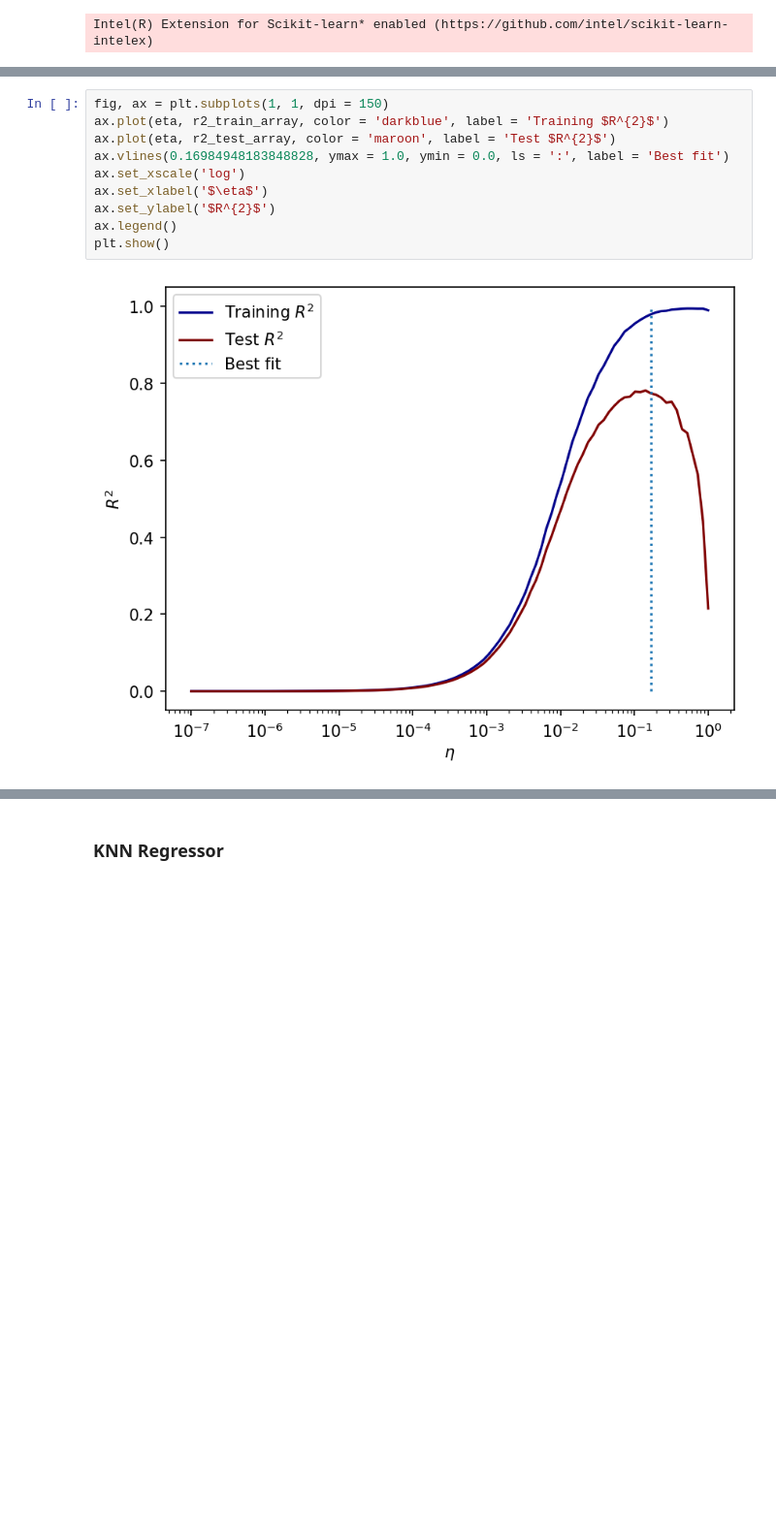
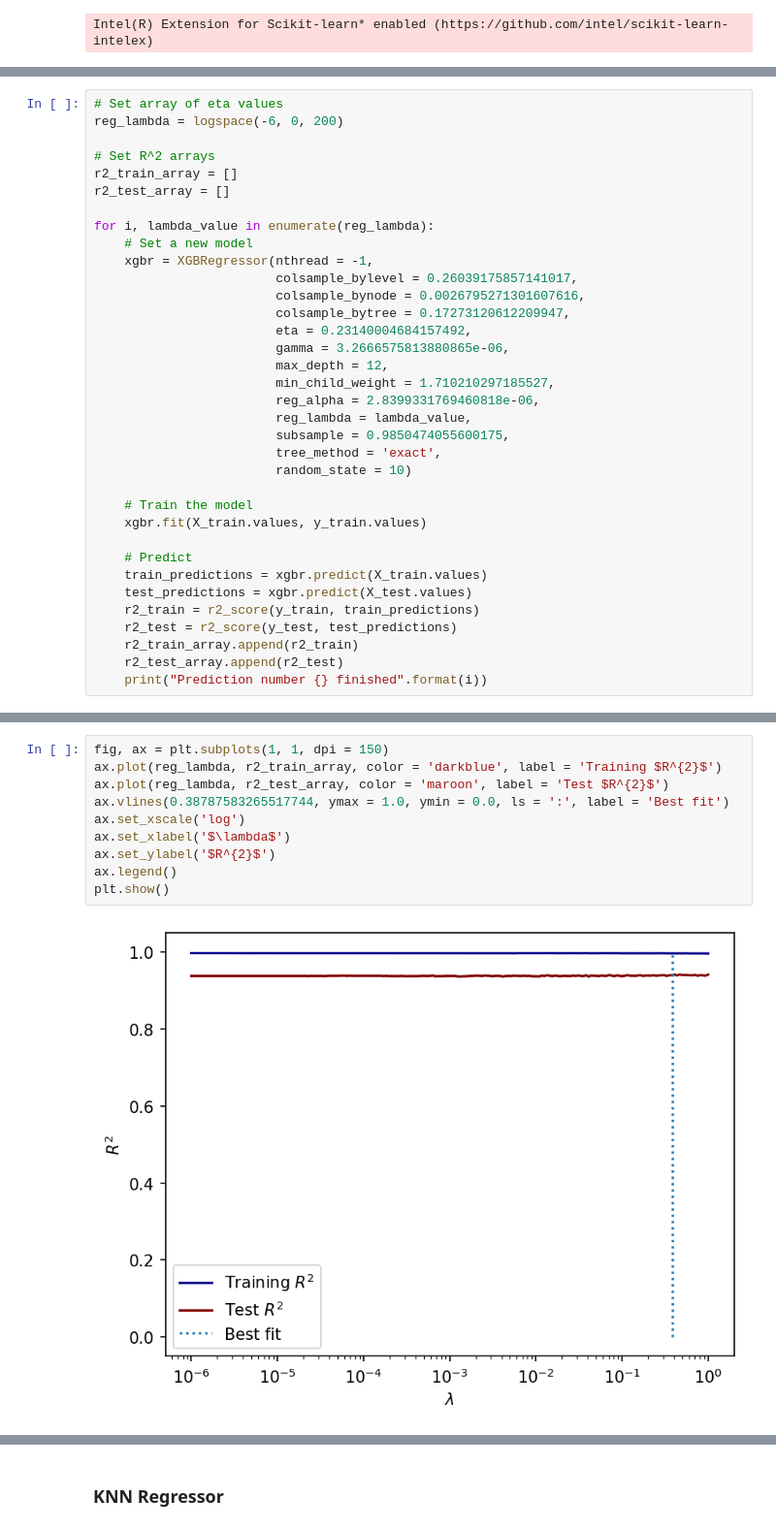
Before and after one commit to Santiq22/urban-heat-islands, a Jupyter notebook: notebooks/benchmarck_model_training.ipynb, the cells around one changed output, grey strips where cells are left out. Shown at 97% size. Cells and saved outputs as stored; diff of their text form; blank space fills up the shorter version.

```diff
--- a/notebooks/benchmarck_model_training.ipynb
+++ b/notebooks/benchmarck_model_training.ipynb
@@ -406,0 +418,35 @@ Prediction number 99 finished
+# %%
+# Set array of eta values
+reg_lambda = logspace(-6, 0, 200)
+
+# Set R^2 arrays
+r2_train_array = []
+r2_test_array = []
+
+for i, lambda_value in enumerate(reg_lambda):
+    # Set a new model
+    xgbr = XGBRegressor(nthread = -1,
+                        colsample_bylevel = 0.26039175857141017,
+                        colsample_bynode = 0.0026795271301607616,
+                        colsample_bytree = 0.17273120612209947,
+                        eta = 0.23140004684157492,
+                        gamma = 3.2666575813880865e-06,
+                        max_depth = 12,
+                        min_child_weight = 1.710210297185527,
+                        reg_alpha = 2.8399331769460818e-06,
+                        reg_lambda = lambda_value,
+                        subsample = 0.9850474055600175,
+                        tree_method = 'exact',
+                        random_state = 10)
+
+    # Train the model
+    xgbr.fit(X_train.values, y_train.values)
+
+    # Predict
+    train_predictions = xgbr.predict(X_train.values)
+    test_predictions = xgbr.predict(X_test.values)
+    r2_train = r2_score(y_train, train_predictions)
+    r2_test = r2_score(y_test, test_predictions)
+    r2_train_array.append(r2_train)
+    r2_test_array.append(r2_test)
+    print("Prediction number {} finished".format(i))
@@ -407,14 +471,14 @@ Prediction number 99 finished
 # %%
 fig, ax = plt.subplots(1, 1, dpi = 150)
-ax.plot(eta, r2_train_array, color = 'darkblue', label = 'Training $R^{2}$')
-ax.plot(eta, r2_test_array, color = 'maroon', label = 'Test $R^{2}$')
-ax.vlines(0.16984948183848828, ymax = 1.0, ymin = 0.0, ls = ':', label = 'Best fit')
+ax.plot(reg_lambda, r2_train_array, color = 'darkblue', label = 'Training $R^{2}$')
+ax.plot(reg_lambda, r2_test_array, color = 'maroon', label = 'Test $R^{2}$')
+ax.vlines(0.38787583265517744, ymax = 1.0, ymin = 0.0, ls = ':', label = 'Best fit')
 ax.set_xscale('log')
-ax.set_xlabel('$\eta$')
+ax.set_xlabel('$\lambda$')
 ax.set_ylabel('$R^{2}$')
 ax.legend()
 plt.show()
 # %% [output]
-[figure, old version]
+[figure, new version]
 # %%
 # Set array of eta values
```
Also changed, not shown: parts of 46 cells of this notebook, 57 other files.
